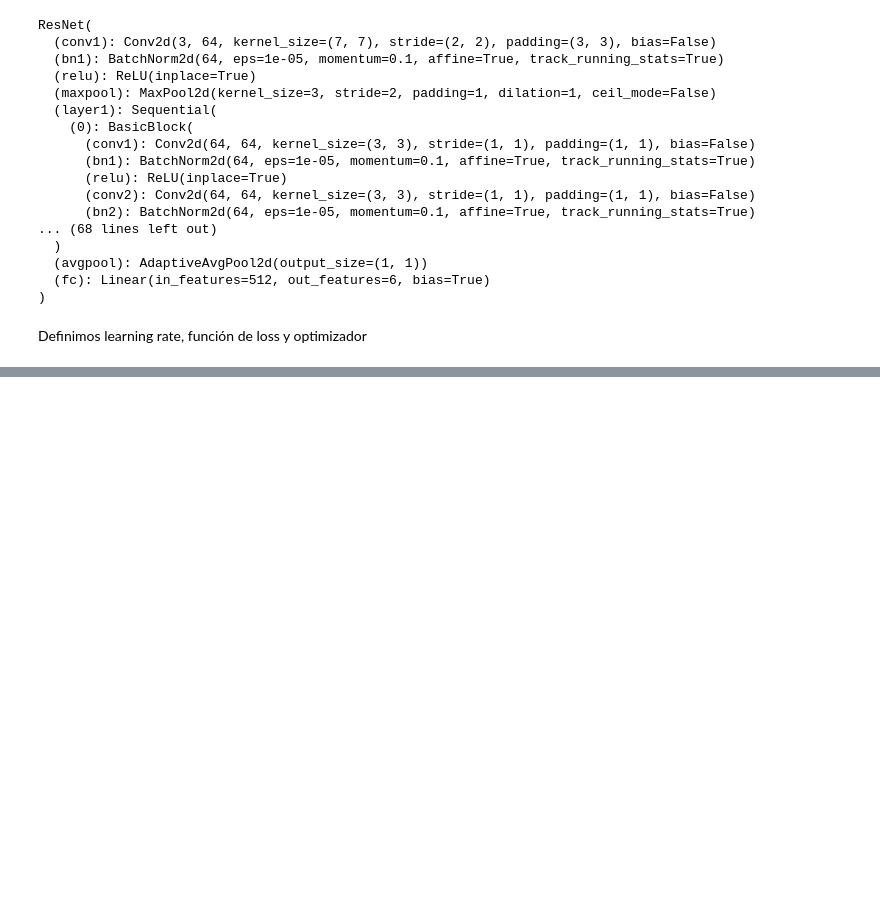
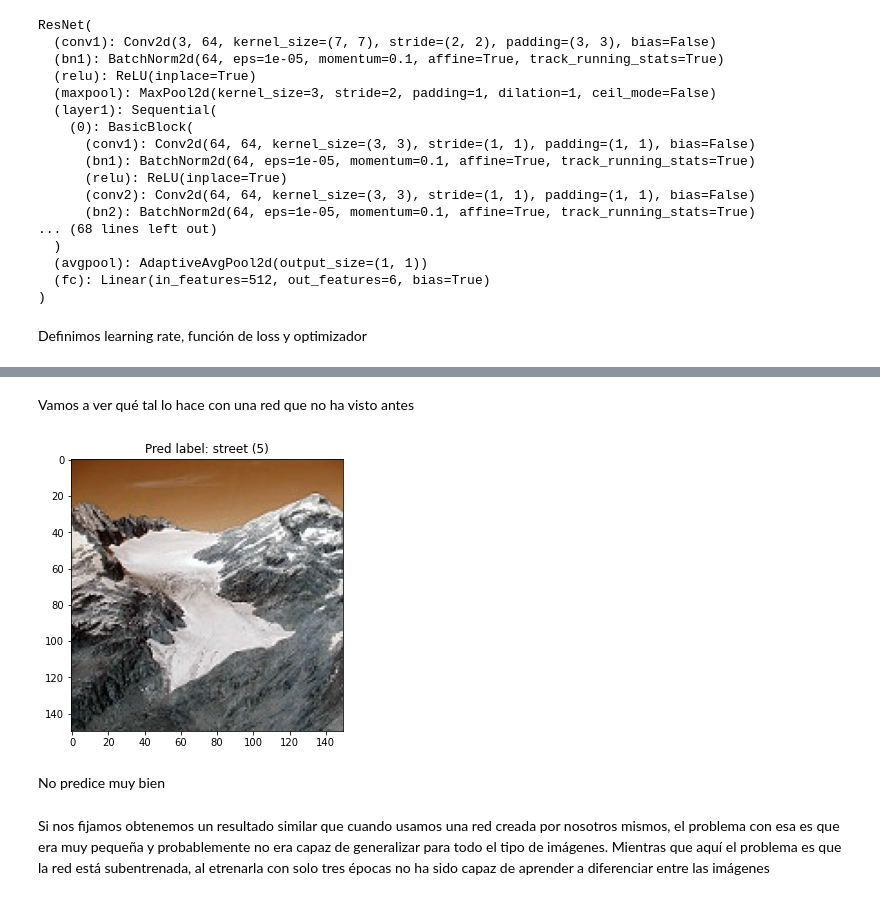
Before and after one commit to maximofn/Curso_Pytorch, a Jupyter notebook: 04 Redes convolucionales/13 Transfer learning.ipynb, the cells around one changed output, grey strips where cells are left out. Cells and saved outputs as stored; diff of their text form; code cells hidden in the pictures; blank space fills up the shorter version.

```diff
--- a/04 Redes convolucionales/13 Transfer learning.ipynb
+++ b/04 Redes convolucionales/13 Transfer learning.ipynb
@@ -466,0 +549,21 @@ plt.show()
+# %% [markdown]
+Vamos a ver qué tal lo hace con una red que no ha visto antes
+# %%
+idx = np.random.randint(0, len(ds_pred))
+sample_img = ds_pred[idx]
+
+pred = model(sample_img.unsqueeze(0).to(device))
+pred = pred.argmax(1).item()
+key = list(classes.keys())[list(classes.values()).index(pred)]
+pred, key
+
+fig = plt.figure(figsize=(5, 5))
+plt.imshow(sample_img.permute(1, 2, 0).numpy().astype(np.uint8))
+plt.title(f"Pred label: {key} ({pred})")
+plt.show()
+# %% [output]
+[figure, added]
+# %% [markdown]
+No predice muy bien
+# %% [markdown]
+Si nos fijamos obtenemos un resultado similar que cuando usamos una red creada por nosotros mismos, el problema con esa es que era muy pequeña y probablemente no era capaz de generalizar para todo el tipo de imágenes. Mientras que aquí el problema es que la red está subentrenada, al etrenarla con solo tres épocas no ha sido capaz de aprender a diferenciar entre las imágenes
```
Also changed, not shown: parts of 32 cells of this notebook.
